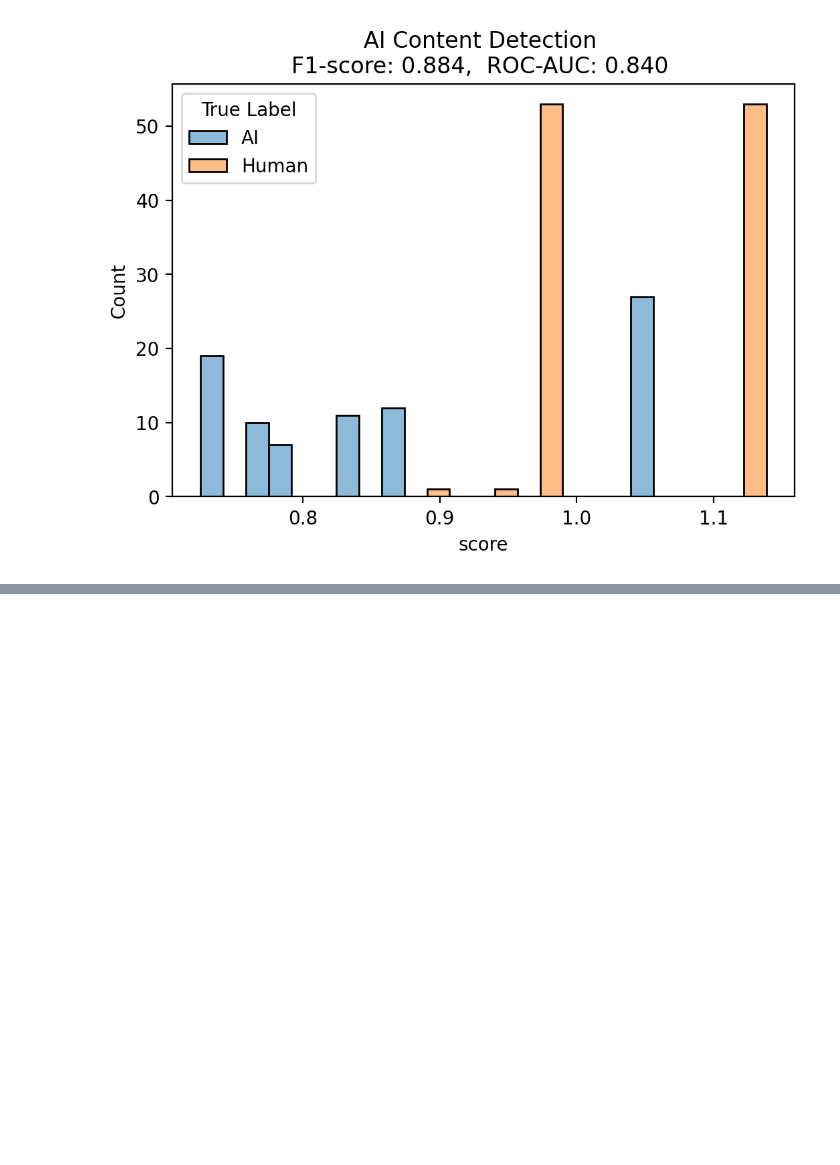
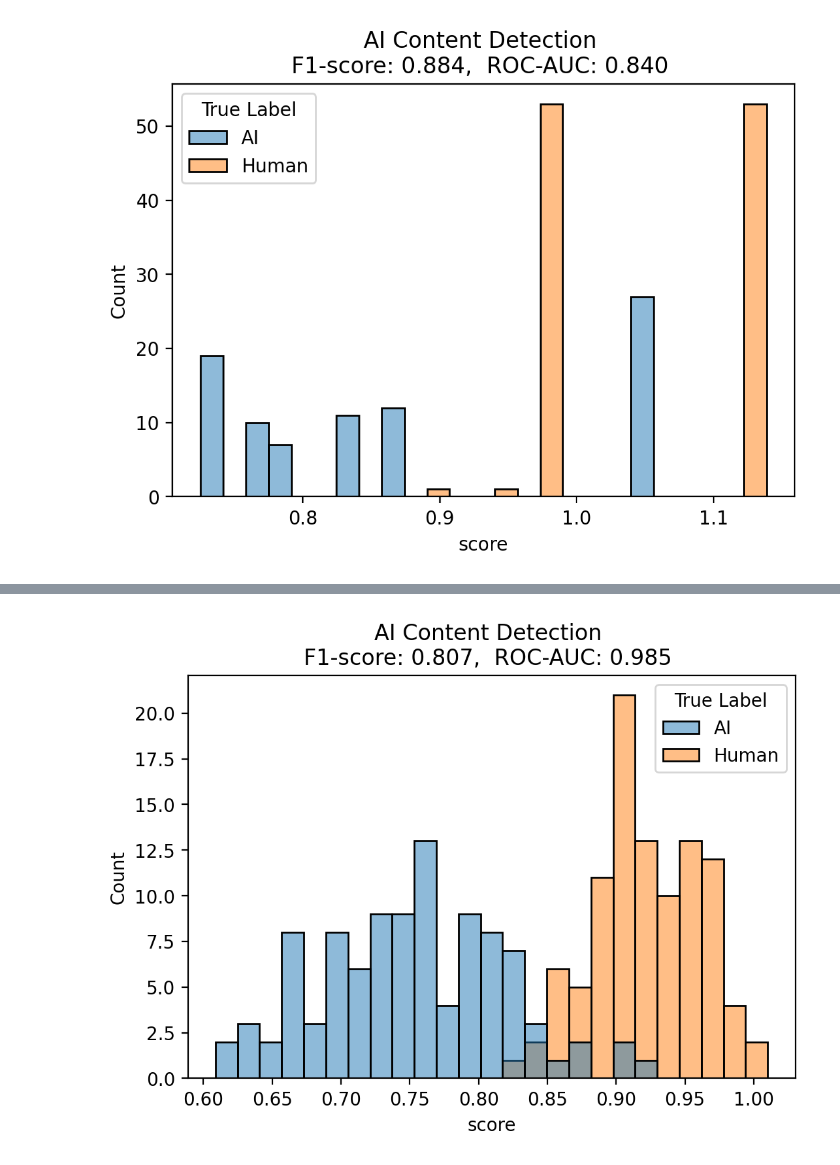
Before and after one commit to wangjing0/ai_detector, a Jupyter notebook: detector.ipynb, the cells around one changed output, grey strips where cells are left out. Saved outputs shown, nothing was run; the diff lists cells and outputs as text; code cells hidden in the pictures; blank space fills up the shorter version.

Commit message:
Add M4 dataset files and update score visualization
- Modified detector.ipynb to include M4 dataset paths
- Updated score.png with new visualization

```diff
--- a/detector.ipynb
+++ b/detector.ipynb
@@ -311,6 +311,8 @@ plt.savefig('score.png', bbox_inches='tight')
 # %% [output]
 [figure]
 # %%
-data = pandas.read_csv('data/m4/m4_dataset_raw/reddit_flant5.csv')
-data.head()
+import pandas
+filenames = glob.glob('data/m4/m4_dataset_raw/*.csv')
+len(filenames)
+filenames
 # %% [output]
@@ -322,0 +336,9 @@ data.head()
+# %%
+data = []
+for file in tqdm(filenames):
+    if 'wikipedia_chatgpt' in file:
+        data.extend( pandas.read_csv(file).to_dict(orient='records'))
+# %%
+df = pandas.DataFrame([{'text': d['machine_text'], 'True Label': "AI"} for d in data][:100] + \
+     [{'text': d['human_text'], 'True Label': "Human"} for d in data][:100] )
+df
@@ -322,0 +359,17 @@ data.head()
+# %%
+for idx, row in tqdm(df.iterrows()):
+    result = detector.predict(row['text'], display_text=False)
+    df.at[idx, 'prediction'] = result['prediction']
+    df.at[idx, 'score'] = result['score']
+    df.at[idx, 'confidence'] = result['confidence']
+# %%
+fig = plt.figure(figsize=(6,4), dpi=200)
+df['pred'] = df.prediction.apply(lambda x: x.split('-')[0])
+auc = roc_auc_score(df['True Label'], df['score'])
+f1 = f1_score(df['True Label']=='Human', df.pred=='Human')
+
+seaborn.histplot(df, x='score', bins=25, hue='True Label')
+plt.title(f"AI Content Detection \nF1-score: {f1:.3f},  ROC-AUC: {auc:.3f} ")
+plt.savefig('score.png', bbox_inches='tight')
+# %% [output]
+[figure, added]
```
Also changed, not shown: parts of 2 cells of this notebook, 1 other file.
